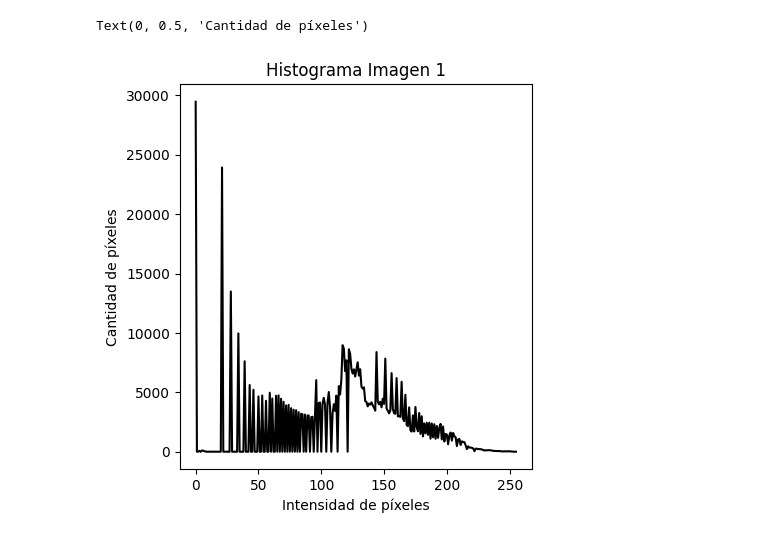
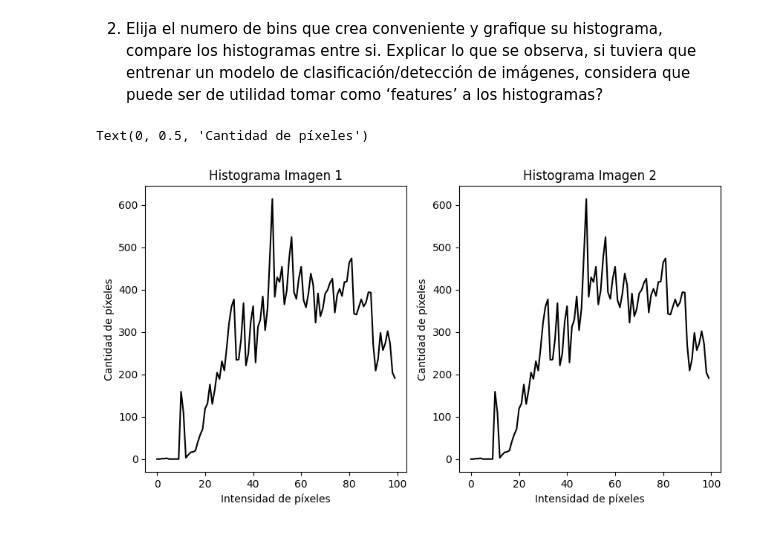
Before and after one commit to marianataglio/cv_tps, a Jupyter notebook: tp1_parte2.ipynb, the cells around one changed output. Cells and saved outputs as stored; diff of their text form; code cells hidden in the pictures.

```diff
--- a/tp1_parte2.ipynb
+++ b/tp1_parte2.ipynb
@@ -24,11 +20,21 @@ hist_img1 = cv.calcHist([img_1], [0], None, [256], [0, 256])
+# %% [markdown]
+2. Elija el numero de bins que crea conveniente y grafique su histograma, compare los histogramas entre si. Explicar lo que se observa, si tuviera que entrenar un modelo de clasificación/detección de imágenes, considera que puede ser de utilidad tomar como ‘features’ a los histogramas?
+# %%
+hist_img1 = cv.calcHist([img_1], [0], None, [100], [0, 100])
+hist_img2 = cv.calcHist([img_2], [0], None, [100], [0, 100])
 # %%
 plt.figure(figsize=(10, 5))
 
 plt.subplot(1, 2, 1)
 plt.plot(hist_img1, color='black')
 plt.title('Histograma Imagen 1')
 plt.xlabel('Intensidad de píxeles')
 plt.ylabel('Cantidad de píxeles')
+plt.subplot(1, 2, 2)
+plt.plot(hist_img2, color='black')
+plt.title('Histograma Imagen 2')
+plt.xlabel('Intensidad de píxeles')
+plt.ylabel('Cantidad de píxeles')
 # %% [output]
 Text(0, 0.5, 'Cantidad de píxeles')
-[figure, old version]
+[figure, new version]
```
Also changed, not shown: parts of 10 cells of this notebook.
